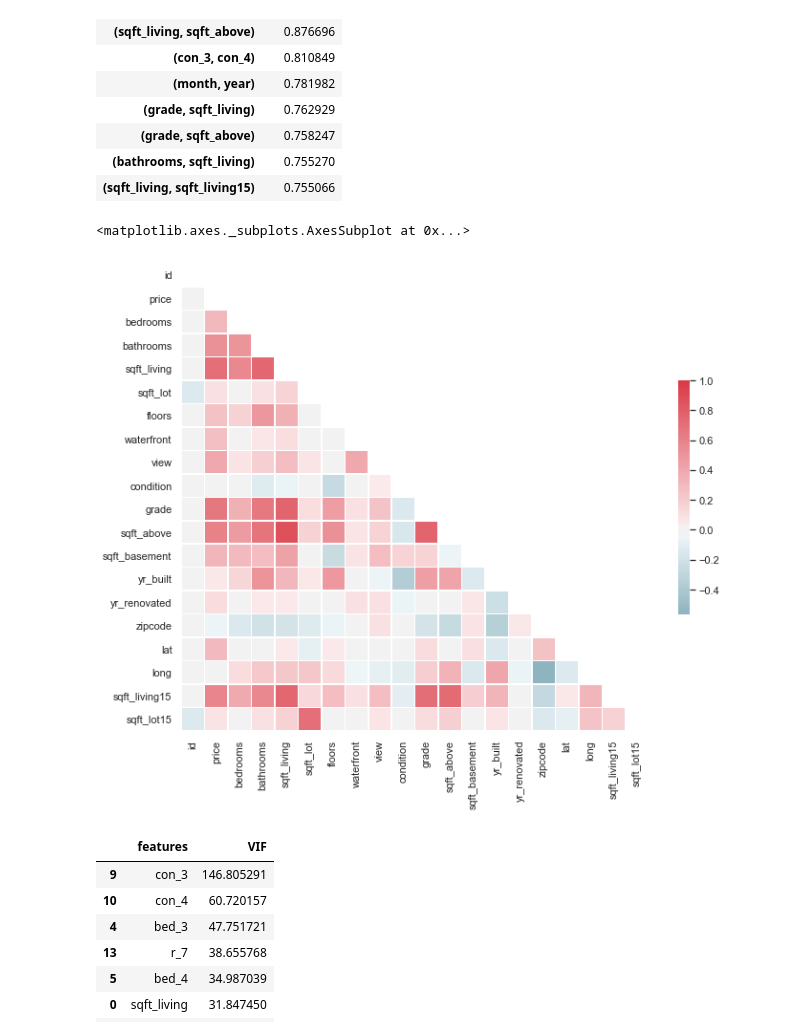
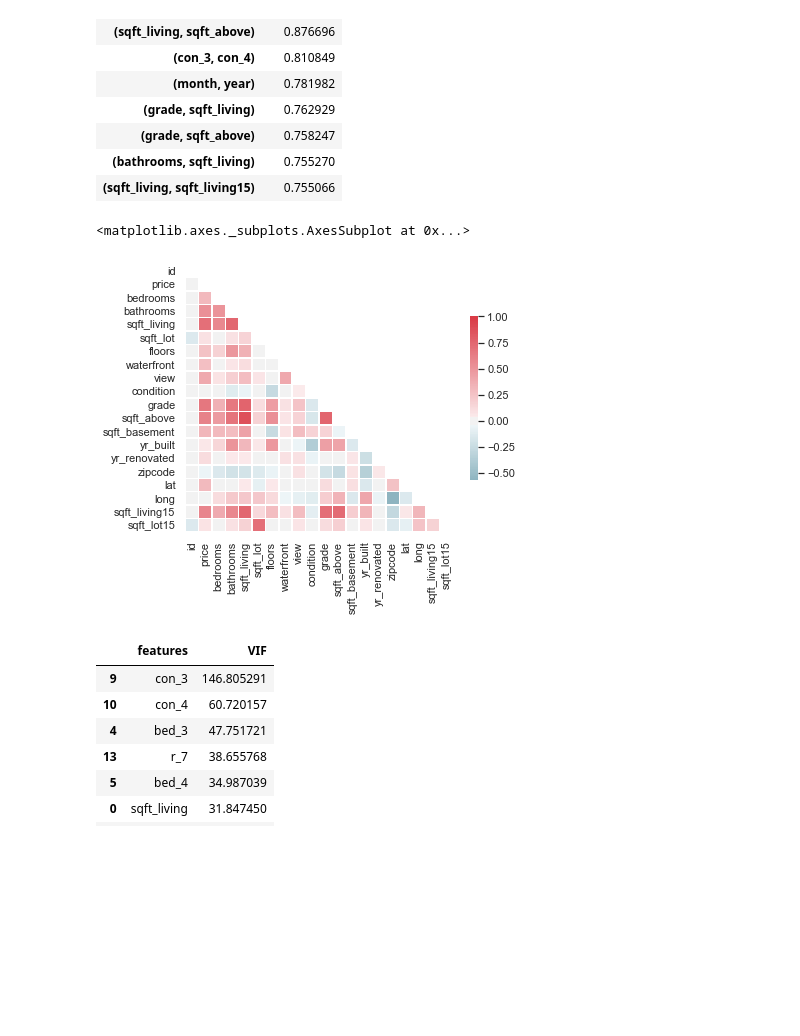
Before and after one commit to ghcn345/house-price-prediction-with-statistical-test, a Jupyter notebook: Housing Prices Prediction.ipynb, the cells around one changed output. Saved outputs shown, nothing was run; the diff lists cells and outputs as text; code cells hidden in the pictures; blank space fills up the shorter version.

```diff
--- a/Housing Prices Prediction.ipynb
+++ b/Housing Prices Prediction.ipynb
@@ -226,17 +226,17 @@ dfc[(dfc.correlation>.75)&(dfc.correlation<1)]
 # %%
 sns.set(style="white")
 
 corr = df.corr()
 mask = np.zeros_like(corr, dtype=np.bool)
 mask[np.triu_indices_from(mask)] = True
 
-fig, ax = plt.subplots(figsize=(11, 9))
+fig, ax = plt.subplots(figsize=(6, 6))
 cmap = sns.diverging_palette(220, 10, as_cmap=True)
 sns.heatmap(corr, mask=mask, cmap=cmap, vmax=1, center=0, square=True, linewidths=.5, cbar_kws={"shrink": .5})
-plt.savefig('Images/heatmap.jpeg', format='')
+plt.savefig('Images/heatmap.jpeg', format='jpeg')
 # %% [output]
 <matplotlib.axes._subplots.AxesSubplot at 0x...>
-[figure, old version]
+[figure, new version]
 # %%
 col = ['id','date','price','bedrooms','bathrooms','floors','waterfront','view','grade','sqft_above','year','month',
        'sqft_basement','yr_built','yr_renovated','lat','long','sqft_living15','sqft_lot', 'sqft_lot15']
```
Also changed, not shown: 1 other file.
